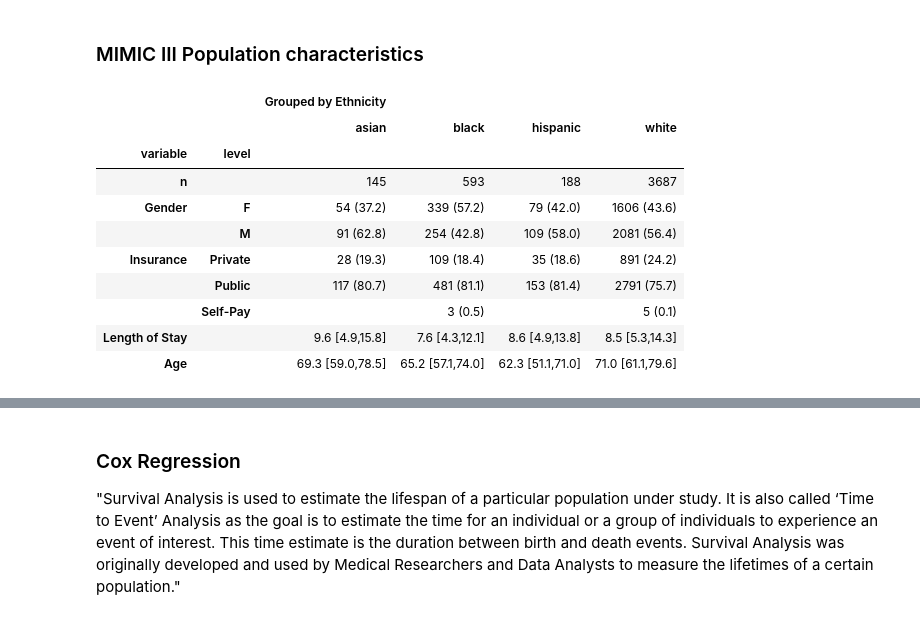
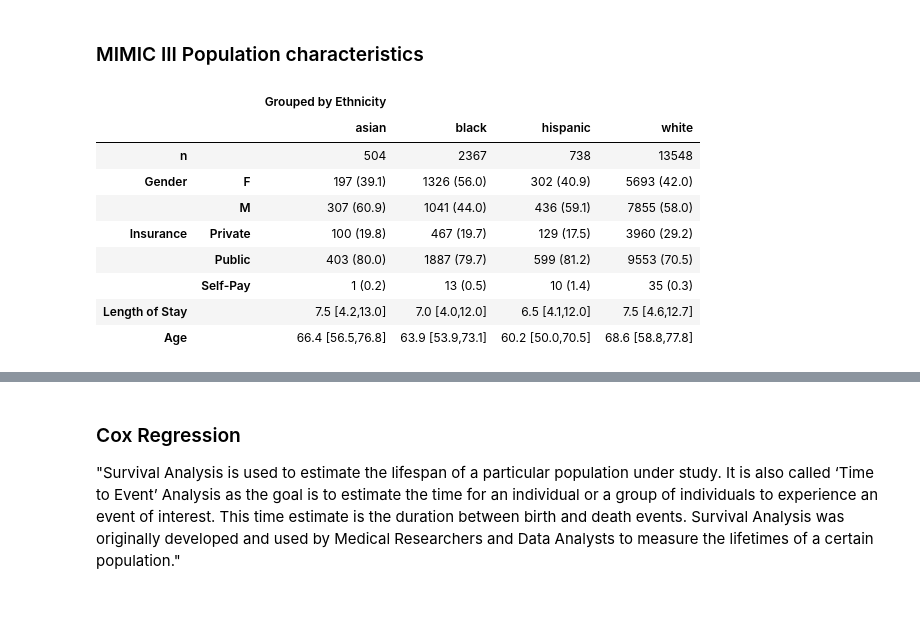
Before and after one commit to bseewald/fairness-ml-health, a Jupyter notebook: notebooks/mimic-iii/transplants/cox_regression.ipynb, the cells around one changed output, grey strips where cells are left out. Saved outputs shown, nothing was run; the diff lists cells and outputs as text; code cells hidden in the pictures.

```diff
--- a/notebooks/mimic-iii/transplants/cox_regression.ipynb
+++ b/notebooks/mimic-iii/transplants/cox_regression.ipynb
@@ -64,10 +64,10 @@ def countplot_frequency(df, column_name, title, order=None):
 ### POSTGRESQL
 # %%
 # Notebook
-host = '/tmp'
+# host = '/tmp'
 
 # Locus
-# host = '/var/run/postgresql'
+host = '/var/run/postgresql'
 
 con = psycopg2.connect(dbname ='mimic', user='postgres', password="*2465RMLbru", host=host)
 cur = con.cursor()
@@ -255,6 +255,16 @@ print(time.strftime("%Y-%m-%d %H:%M:%s"))
 cohort_low_df.drop_duplicates(subset='hadm_id', keep='last', inplace=True)
 cohort_medium_df.drop_duplicates(subset='hadm_id', keep='last', inplace=True)
 cohort_high_df.drop_duplicates(subset='hadm_id', keep='last', inplace=True)
+# %%
+cohort_low_df['oasis_score'] = 1
+cohort_medium_df['oasis_score'] = 2
+cohort_high_df['oasis_score'] = 3
+# %%
+# Join all cohorts
+cohort_df = pd.DataFrame()
+cohort_df = cohort_df.append(cohort_low_df, ignore_index=True)
+cohort_df = cohort_df.append(cohort_medium_df, ignore_index=True)
+cohort_df = cohort_df.append(cohort_high_df, ignore_index=True)
 # %% [markdown]
 ### MIMIC III Population characteristics
 # %%
@@ -263,44 +273,41 @@ cohort_high_df.drop_duplicates(subset='hadm_id', keep='last', inplace=True)
 # JAMIA Open, Volume 1, Issue 1, 1 July 2018, Pages 26-31.
 # https://doi.org/10.1093/jamiaopen/ooy012
 
 # Table One
 from tableone import TableOne
 
 # optionally, a categorical variable for stratification
 groupby = ['ethnicity_grouped']
 
 # columns to be summarized
 columns = ['gender', 'insurance','los_hospital', 'age']
 
 # columns containing categorical variables
 categorical = ['gender', 'insurance']
 
 # non-normal variables
 nonnormal = ['age', 'los_hospital']
 
 # alternative labels
 labels={'los_hospital': 'Length of Stay', 'age': 'Age', 'ethnicity_grouped':'Ethnicity',
         'gender':'Gender', 'insurance':'Insurance'}
 
 # combine all information
-grouped_medium_df = cohort_medium_df
-grouped_high_df = cohort_high_df
+grouped_df = cohort_df
 
 # create an instance of TableOne with the input arguments
-grouped_medium_table = TableOne(grouped_medium_df, columns, categorical, groupby, nonnormal, rename=labels, isnull=False)
-grouped_high_table = TableOne(grouped_high_df, columns, categorical, groupby, nonnormal, rename=labels, isnull=False)
+grouped_table = TableOne(grouped_df, columns, categorical, groupby, nonnormal, rename=labels, missing=False)
 
 # view tableone
-grouped_medium_table
+grouped_table
 # %% [output]
 |  |  | Grouped by Ethnicity |  |  |  |
 |  |  | asian | black | hispanic | white |
-| variable | level |  |  |  |  |
-| n |  | 145 | 593 | 188 | 3687 |
-| Gender | F | 54 (37.2) | 339 (57.2) | 79 (42.0) | 1606 (43.6) |
-|  | M | 91 (62.8) | 254 (42.8) | 109 (58.0) | 2081 (56.4) |
-| Insurance | Private | 28 (19.3) | 109 (18.4) | 35 (18.6) | 891 (24.2) |
-|  | Public | 117 (80.7) | 481 (81.1) | 153 (81.4) | 2791 (75.7) |
-|  | Self-Pay |  | 3 (0.5) |  | 5 (0.1) |
-| Length of Stay |  | 9.6 [4.9,15.8] | 7.6 [4.3,12.1] | 8.6 [4.9,13.8] | 8.5 [5.3,14.3] |
-| Age |  | 69.3 [59.0,78.5] | 65.2 [57.1,74.0] | 62.3 [51.1,71.0] | 71.0 [61.1,79.6] |
+| n |  | 504 | 2367 | 738 | 13548 |
+| Gender | F | 197 (39.1) | 1326 (56.0) | 302 (40.9) | 5693 (42.0) |
+|  | M | 307 (60.9) | 1041 (44.0) | 436 (59.1) | 7855 (58.0) |
+| Insurance | Private | 100 (19.8) | 467 (19.7) | 129 (17.5) | 3960 (29.2) |
+|  | Public | 403 (80.0) | 1887 (79.7) | 599 (81.2) | 9553 (70.5) |
+|  | Self-Pay | 1 (0.2) | 13 (0.5) | 10 (1.4) | 35 (0.3) |
+| Length of Stay |  | 7.5 [4.2,13.0] | 7.0 [4.0,12.0] | 6.5 [4.1,12.0] | 7.5 [4.6,12.7] |
+| Age |  | 66.4 [56.5,76.8] | 63.9 [53.9,73.1] | 60.2 [50.0,70.5] | 68.6 [58.8,77.8] |
```
Also changed, not shown: parts of 21 cells of this notebook.
